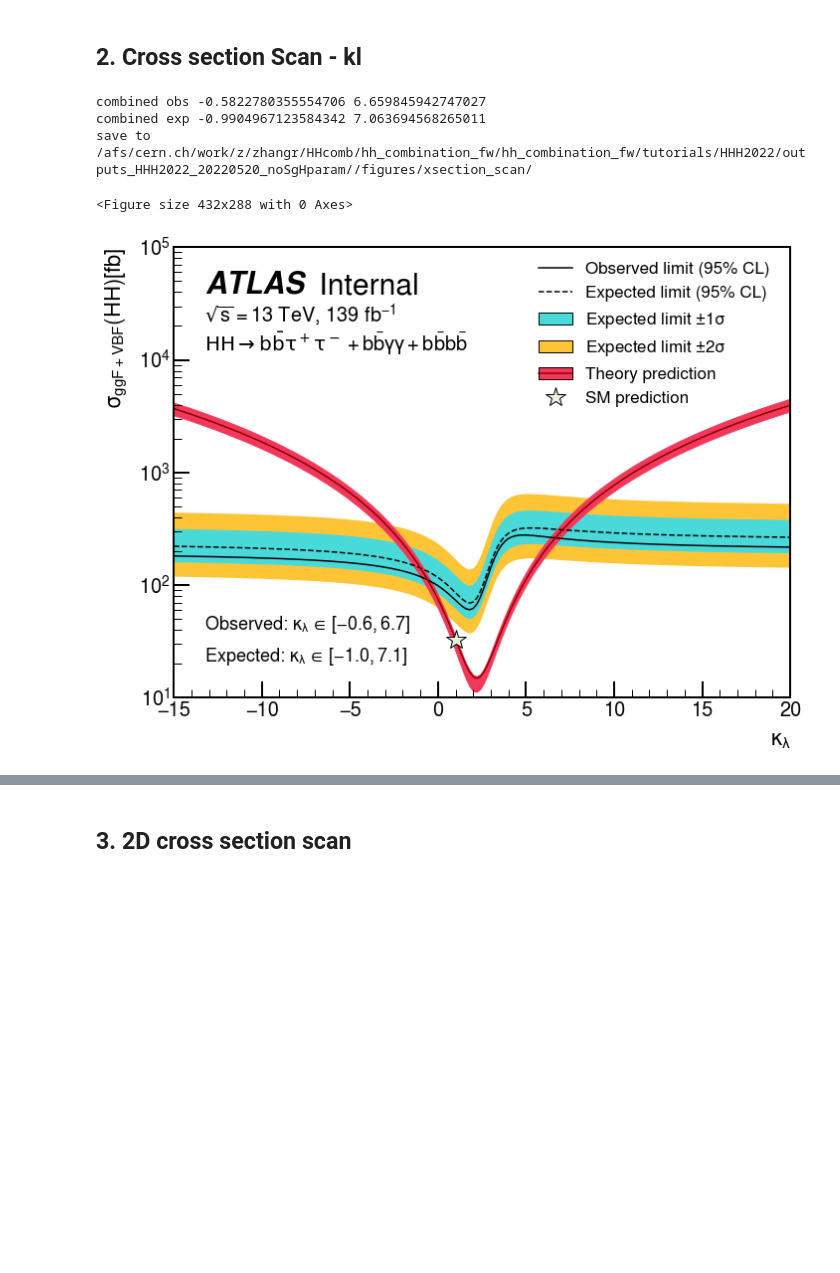
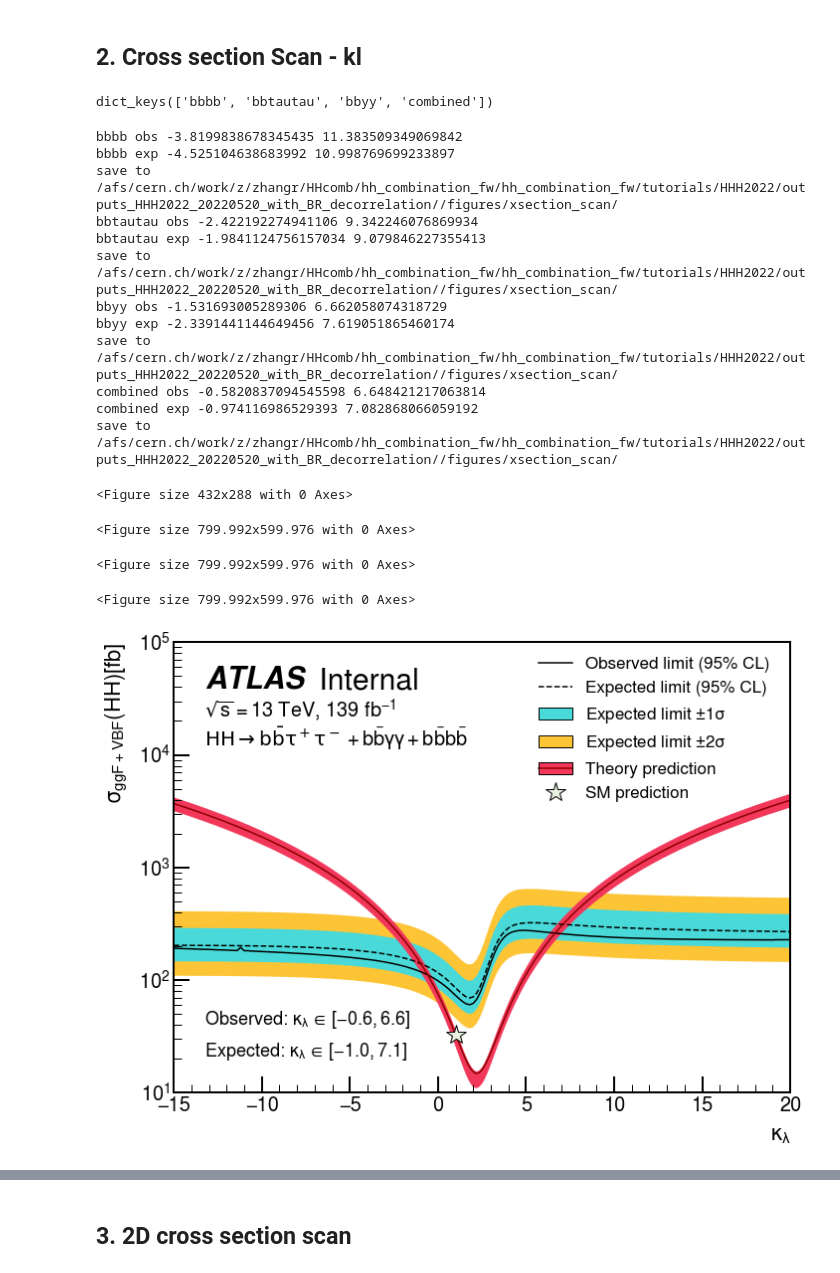
Before and after one commit to dyl64/hh_combination_fw, a Jupyter notebook: tutorials/HHH2022/GenPlots.ipynb, the cells around one changed output, grey strips where cells are left out. Drawn from its saved outputs; the diff is of its cells as text; code cells hidden in the pictures; blank space fills up the shorter version.

```diff
--- a/tutorials/HHH2022/GenPlots.ipynb
+++ b/tutorials/HHH2022/GenPlots.ipynb
@@ -265,14 +257,33 @@ kl_param_limit_df = get_xsection_scan_limit(poi = poi)
+# %%
+poi = 'klambda'
+
+kl_param_limit_df = get_xsection_scan_limit(poi = poi)
+kl_param_limit_df.keys()
+# %% [output]
+dict_keys(['bbbb', 'bbtautau', 'bbyy', 'combined'])
 # %%
 mH = "125.09"
 production = 'all'
 
-# plot_xsection_scan_kl(kl_param_limit_df, 'bbbb', mH, production, poi)
-# plot_xsection_scan_kl(kl_param_limit_df, 'bbtautau', mH, production, poi)
-# plot_xsection_scan_kl(kl_param_limit_df, 'bbyy', mH, production, poi)
+plot_xsection_scan_kl(kl_param_limit_df, 'bbbb', mH, production, poi)
+plot_xsection_scan_kl(kl_param_limit_df, 'bbtautau', mH, production, poi)
+plot_xsection_scan_kl(kl_param_limit_df, 'bbyy', mH, production, poi)
 plot_xsection_scan_kl(kl_param_limit_df, 'combined', mH, production, poi)
 # %% [output]
-combined obs -0.5822780355554706 6.659845942747027
-combined exp -0.9904967123584342 7.063694568265011
-save to /afs/cern.ch/work/z/zhangr/HHcomb/hh_combination_fw/hh_combination_fw/tutorials/HHH2022/outputs_HHH2022_20220520_noSgHparam//figures/xsection_scan/
+bbbb obs -3.8199838678345435 11.383509349069842
+bbbb exp -4.525104638683992 10.998769699233897
+save to /afs/cern.ch/work/z/zhangr/HHcomb/hh_combination_fw/hh_combination_fw/tutorials/HHH2022/outputs_HHH2022_20220520_with_BR_decorrelation//figures/xsection_scan/
+bbtautau obs -2.422192274941106 9.342246076869934
+bbtautau exp -1.9841124756157034 9.079846227355413
+save to /afs/cern.ch/work/z/zhangr/HHcomb/hh_combination_fw/hh_combination_fw/tutorials/HHH2022/outputs_HHH2022_20220520_with_BR_decorrelation//figures/xsection_scan/
+bbyy obs -1.531693005289306 6.662058074318729
+bbyy exp -2.3391441144649456 7.619051865460174
+save to /afs/cern.ch/work/z/zhangr/HHcomb/hh_combination_fw/hh_combination_fw/tutorials/HHH2022/outputs_HHH2022_20220520_with_BR_decorrelation//figures/xsection_scan/
+combined obs -0.5820837094545598 6.648421217063814
+combined exp -0.974116986529393 7.082868066059192
+save to /afs/cern.ch/work/z/zhangr/HHcomb/hh_combination_fw/hh_combination_fw/tutorials/HHH2022/outputs_HHH2022_20220520_with_BR_decorrelation//figures/xsection_scan/
 <Figure size 432x288 with 0 Axes>
+<Figure size 799.992x599.976 with 0 Axes>
+<Figure size 799.992x599.976 with 0 Axes>
+<Figure size 799.992x599.976 with 0 Axes>
-[figure, old version]
+[figure, new version]
```
Also changed, not shown: parts of 28 cells of this notebook, 8 other files.
